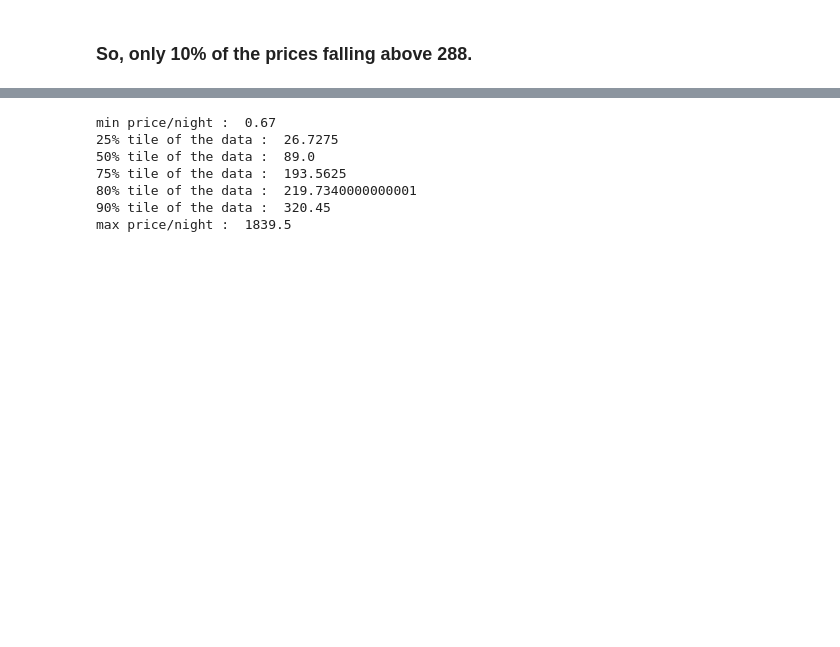
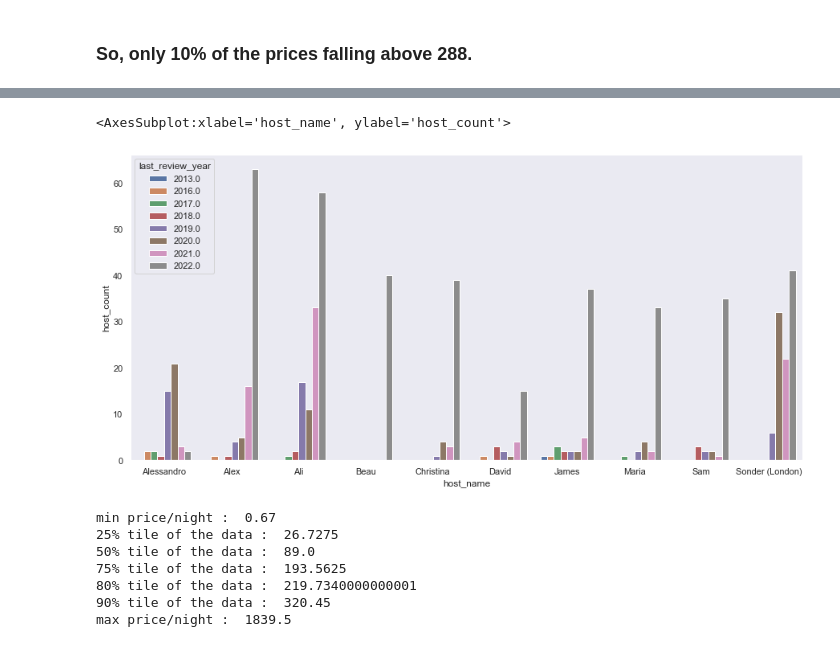
Before and after one commit to Kiran281197/Airbnb_Analysis, a Jupyter notebook: Data Analysis.ipynb, the cells around one changed output, grey strips where cells are left out. Drawn from its saved outputs; the diff is of its cells as text; code cells hidden in the pictures; blank space fills up the shorter version.

```diff
--- a/Data Analysis.ipynb
+++ b/Data Analysis.ipynb
@@ -350,3 +361,11 @@ sns.histplot(top10_busiesthostsnames_west["price_per_night"],kde=True)
+# %%
+westmin_top10_host_countBYyear = pd.DataFrame(df_Westminster[df_Westminster["host_name"].isin(top10_busiest_hosts_westminister.index.to_list())].groupby(["host_name","last_review_year"])["host_name"].count()).rename(columns={"host_name":"host_count"}).reset_index()
+# %%
+plt.figure(figsize=(15,7))
+sns.barplot(westmin_top10_host_countBYyear["host_name"],westmin_top10_host_countBYyear["host_count"],hue=westmin_top10_host_countBYyear["last_review_year"])
+# %% [output]
+<AxesSubplot:xlabel='host_name', ylabel='host_count'>
+[figure, added]
 # %%
 print("min price/night : ",top10_busiesthostsnames_west["price_per_night"].min())
 print("25% tile of the data : ",top10_busiesthostsnames_west["price_per_night"].quantile(0.25))
```
Also changed, not shown: parts of 19 cells of this notebook.
